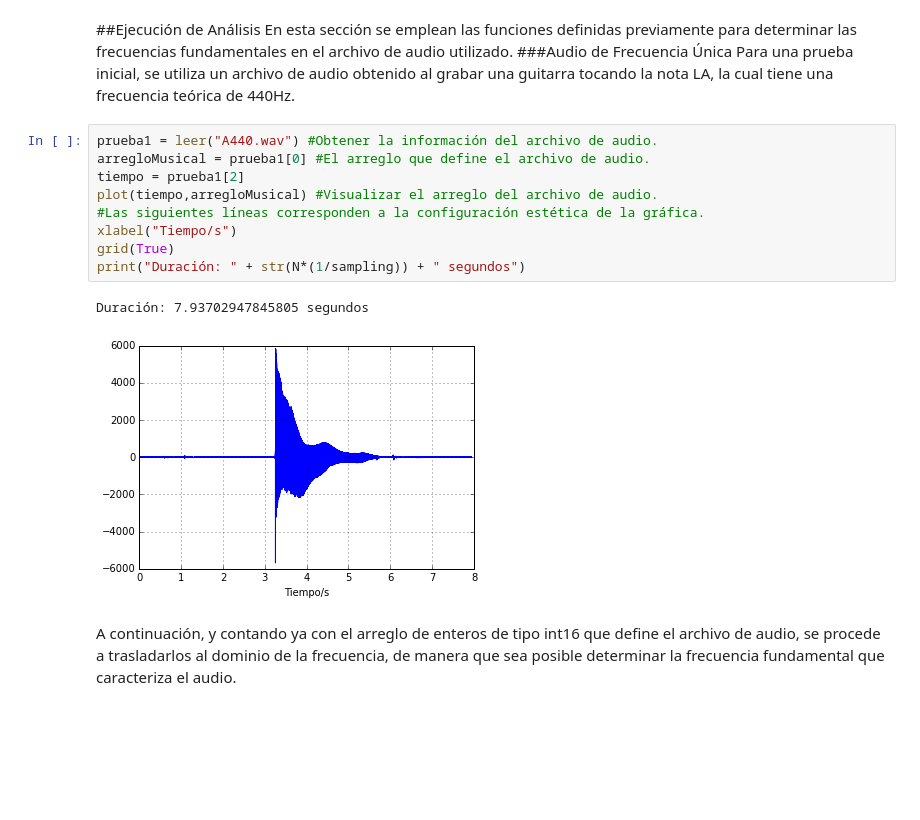
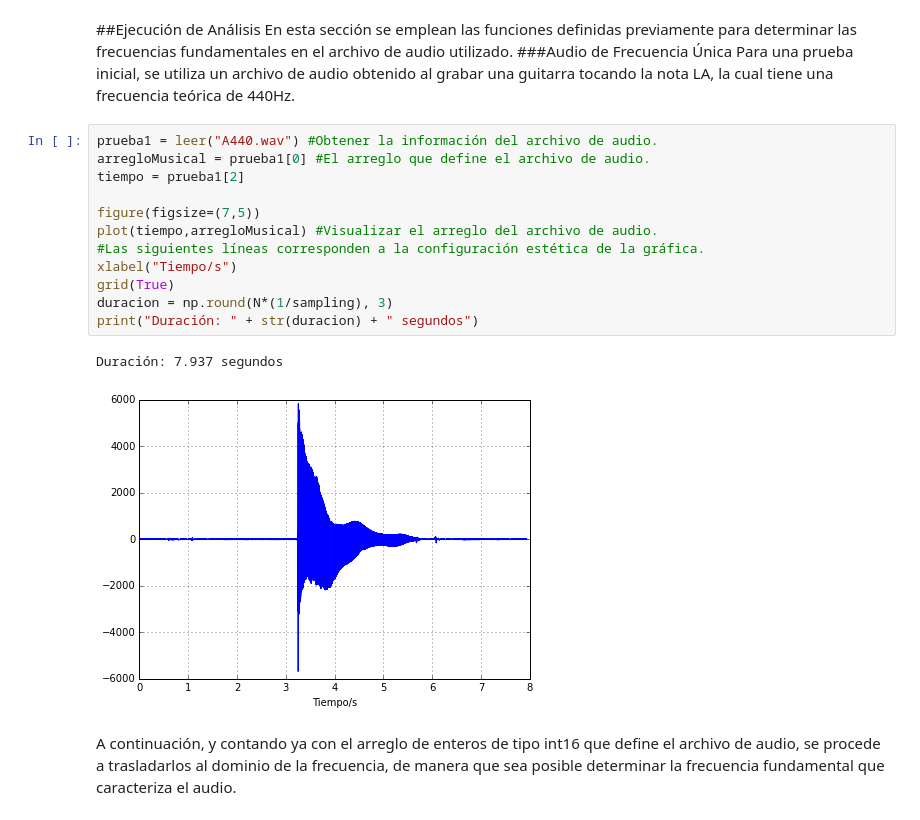
Before and after one commit to JuanUrrea6/MC, a Jupyter notebook: Proyecto Final/Filtrado.ipynb, the cells around one changed output. Cells and saved outputs as stored; diff of their text form; blank space fills up the shorter version.

```diff
--- a/Proyecto Final/Filtrado.ipynb
+++ b/Proyecto Final/Filtrado.ipynb
@@ -54,15 +54,18 @@ Para una prueba inicial, se utiliza un archivo de audio obtenido al grabar una g
 # %%
 prueba1 = leer("A440.wav") #Obtener la información del archivo de audio.
 arregloMusical = prueba1[0] #El arreglo que define el archivo de audio.
 tiempo = prueba1[2]
+
+figure(figsize=(7,5))
 plot(tiempo,arregloMusical) #Visualizar el arreglo del archivo de audio.
 #Las siguientes líneas corresponden a la configuración estética de la gráfica.
 xlabel("Tiempo/s")
 grid(True)
-print("Duración: " + str(N*(1/sampling)) + " segundos")
+duracion = np.round(N*(1/sampling), 3)
+print("Duración: " + str(duracion) + " segundos")
 # %% [output]
-Duración: 7.93702947845805 segundos
+Duración: 7.937 segundos
-[figure, old version]
+[figure, new version]
 # %% [markdown]
 A continuación, y contando ya con el arreglo de enteros de tipo int16 que define el archivo de audio, se procede a trasladarlos al dominio de la frecuencia, de manera que sea posible determinar la frecuencia fundamental que caracteriza el audio.
 # %%
```
Also changed, not shown: parts of 13 cells of this notebook.
